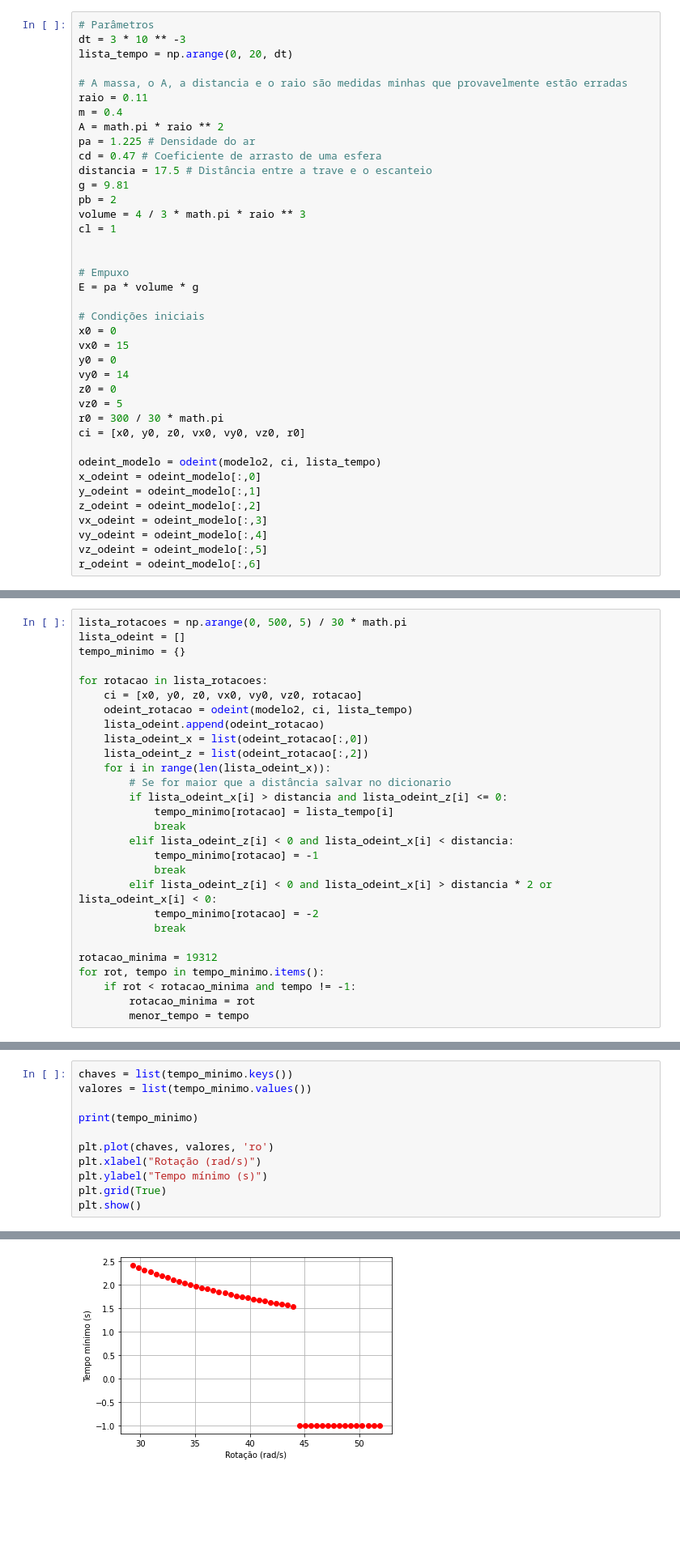
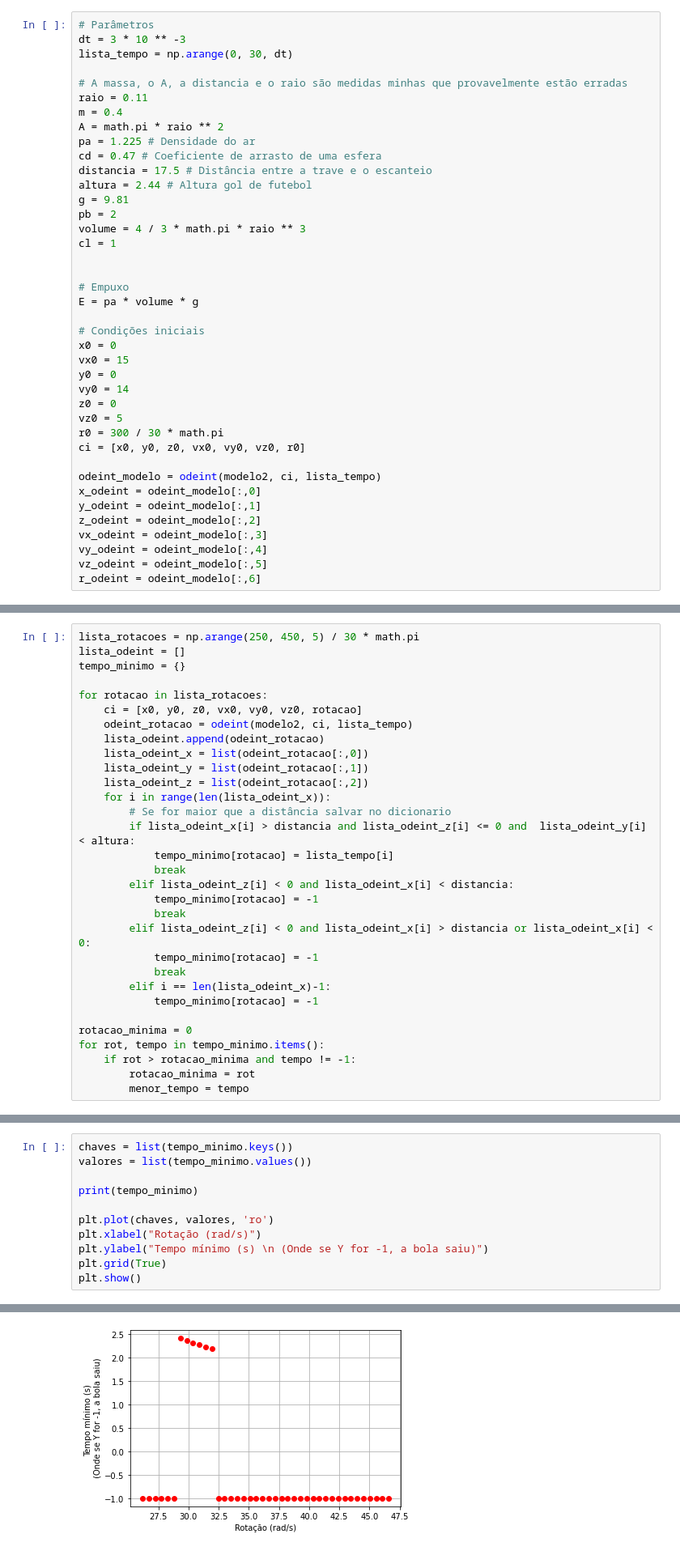
Before and after one commit to devfernandoa/Projeto-3-Modsim, a Jupyter notebook: Notebook.ipynb, the cells around one changed output, grey strips where cells are left out. Shown at 81% size. Saved outputs shown, nothing was run; the diff lists cells and outputs as text; blank space fills up the shorter version.

```diff
--- a/Notebook.ipynb
+++ b/Notebook.ipynb
@@ -156,7 +156,7 @@ def modelo2(lista, t):
 # %%
 # Parâmetros
 dt = 3 * 10 ** -3
-lista_tempo = np.arange(0, 20, dt)
+lista_tempo = np.arange(0, 30, dt)
 
 # A massa, o A, a distancia e o raio são medidas minhas que provavelmente estão erradas
 raio = 0.11
@@ -165,6 +165,7 @@ A = math.pi * raio ** 2
 pa = 1.225 # Densidade do ar
 cd = 0.47 # Coeficiente de arrasto de uma esfera
 distancia = 17.5 # Distância entre a trave e o escanteio
+altura = 2.44 # Altura gol de futebol
 g = 9.81
 pb = 2
 volume = 4 / 3 * math.pi * raio ** 3
@@ -228,7 +229,7 @@ plt.show()
 # %% [markdown]
 ### Alterando a rotação inicial da bola:
 # %%
-lista_rotacoes = np.arange(0, 500, 5) / 30 * math.pi
+lista_rotacoes = np.arange(250, 450, 5) / 30 * math.pi
 lista_odeint = []
 tempo_minimo = {}
 
@@ -237,22 +238,25 @@ for rotacao in lista_rotacoes:
     odeint_rotacao = odeint(modelo2, ci, lista_tempo)
     lista_odeint.append(odeint_rotacao)
     lista_odeint_x = list(odeint_rotacao[:,0])
+    lista_odeint_y = list(odeint_rotacao[:,1])
     lista_odeint_z = list(odeint_rotacao[:,2])
     for i in range(len(lista_odeint_x)):
         # Se for maior que a distância salvar no dicionario
-        if lista_odeint_x[i] > distancia and lista_odeint_z[i] <= 0:
+        if lista_odeint_x[i] > distancia and lista_odeint_z[i] <= 0 and  lista_odeint_y[i] < altura:
             tempo_minimo[rotacao] = lista_tempo[i]
             break
         elif lista_odeint_z[i] < 0 and lista_odeint_x[i] < distancia:
             tempo_minimo[rotacao] = -1
             break
-        elif lista_odeint_z[i] < 0 and lista_odeint_x[i] > distancia * 2 or lista_odeint_x[i] < 0:
-            tempo_minimo[rotacao] = -2
+        elif lista_odeint_z[i] < 0 and lista_odeint_x[i] > distancia or lista_odeint_x[i] < 0:
+            tempo_minimo[rotacao] = -1
             break
+        elif i == len(lista_odeint_x)-1:
+            tempo_minimo[rotacao] = -1
 
-rotacao_minima = 19312
+rotacao_minima = 0
 for rot, tempo in tempo_minimo.items():
-    if rot < rotacao_minima and tempo != -1:
+    if rot > rotacao_minima and tempo != -1:
         rotacao_minima = rot
         menor_tempo = tempo
 # %% [markdown]
@@ -266,7 +270,7 @@ print(tempo_minimo)
 
 plt.plot(chaves, valores, 'ro')
 plt.xlabel("Rotação (rad/s)")
-plt.ylabel("Tempo mínimo (s)")
+plt.ylabel("Tempo mínimo (s) \n (Onde se Y for -1, a bola saiu)")
 plt.grid(True)
 plt.show()
 # %% [output]
@@ -274,4 +278,4 @@ plt.show()
-[figure, old version]
+[figure, new version]
 # %% [markdown]
 ---
 ### Gráfico em 3d com a rotação inicial minima:
```
Also changed, not shown: parts of 3 cells of this notebook, 1 other file.
